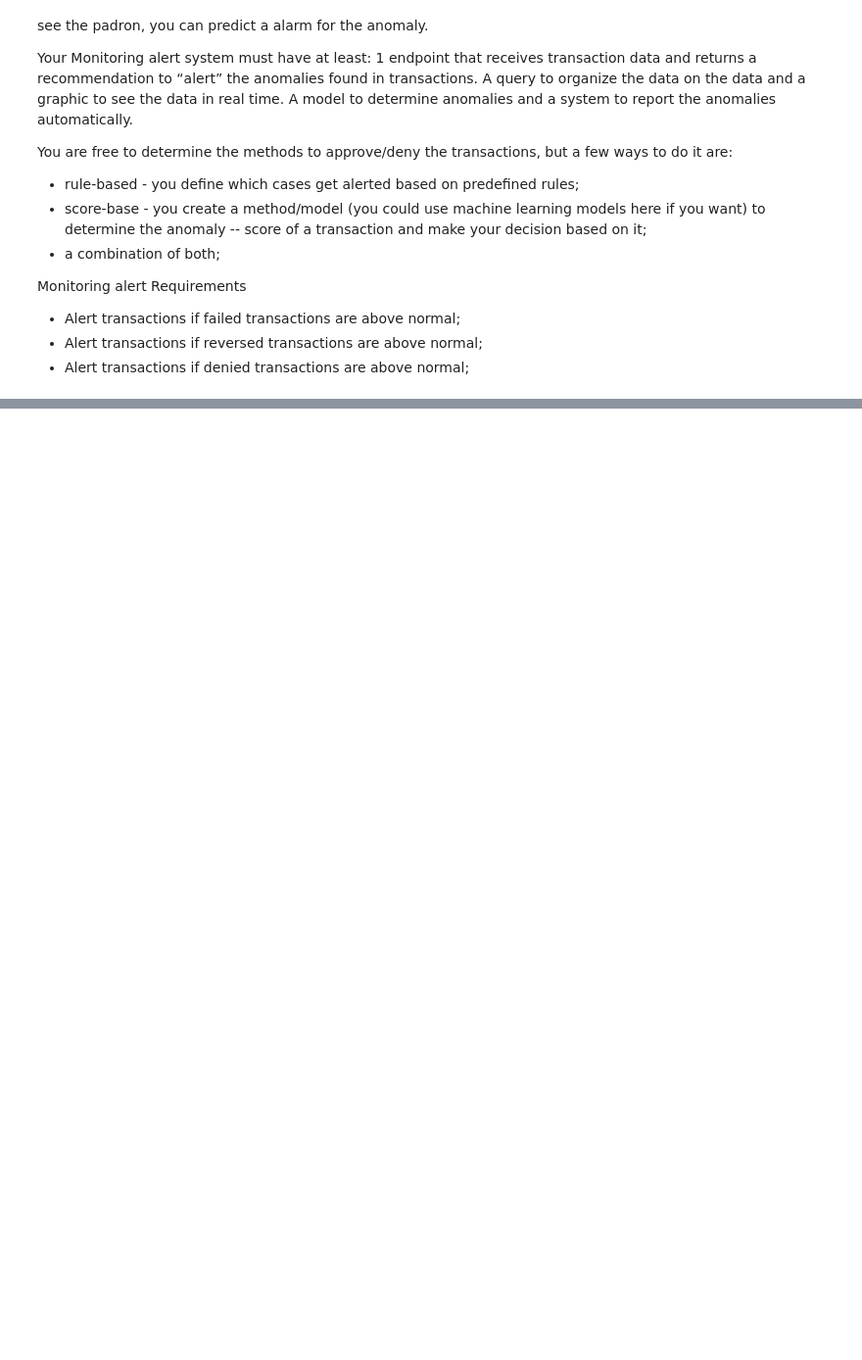
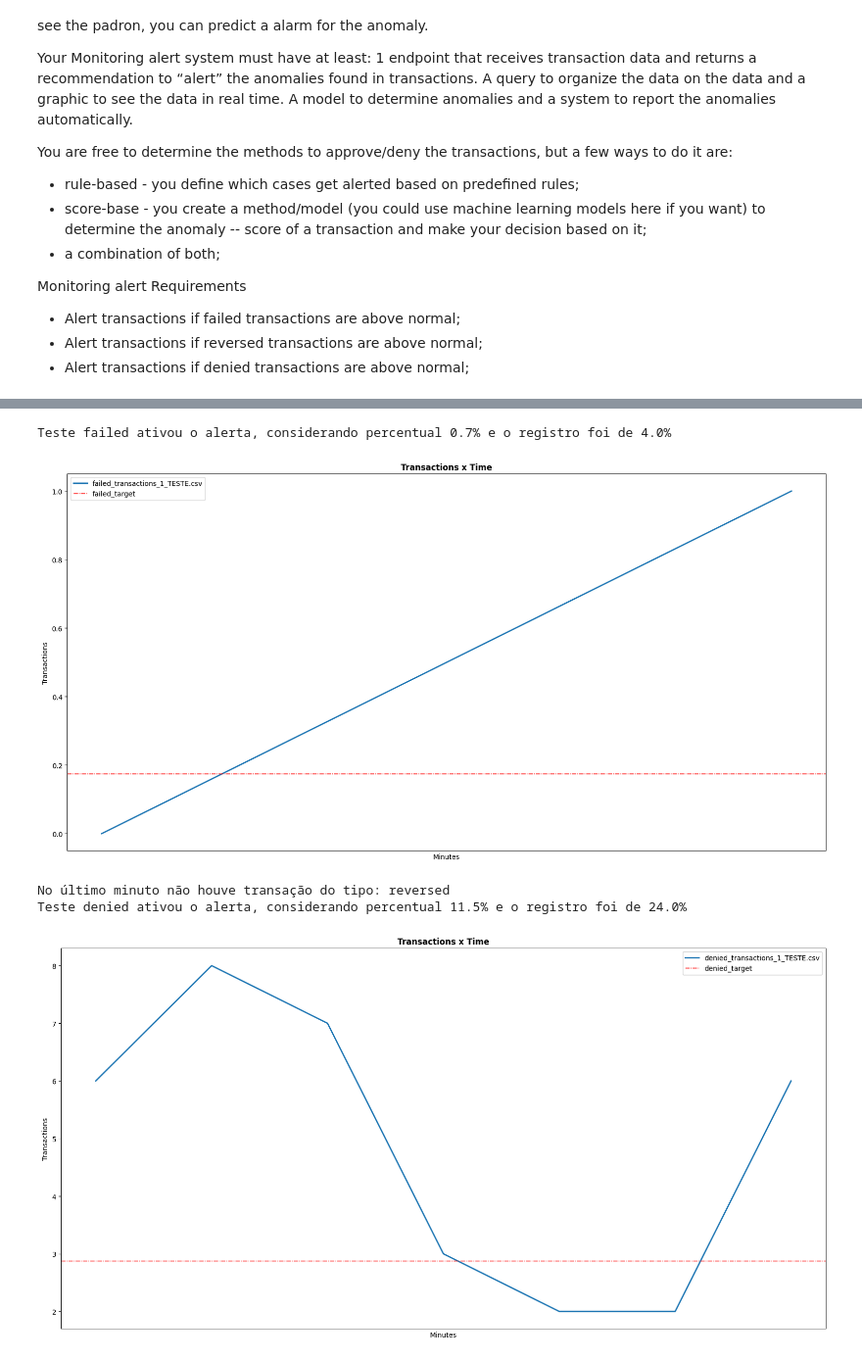
Before and after one commit to pedrofonsecapadilha/CloudWalk_Test, a Jupyter notebook: 3.2-SolveTheProblem.ipynb, the cells around one changed output, grey strips where cells are left out. Shown at 98% size. Saved outputs shown, nothing was run; the diff lists cells and outputs as text; code cells hidden in the pictures; blank space fills up the shorter version.

```diff
--- a/3.2-SolveTheProblem.ipynb
+++ b/3.2-SolveTheProblem.ipynb
@@ -300,0 +220,39 @@ O percentual de status 'denied' é de: 9.81%
+# %%
+# PROGRAMA
+
+# def csv_update(doc):
+
+import pandas as pd
+import os
+import time
+
+doc = 'transactions_1_TESTE.csv'
+
+last_modified = None
+last_lines = 0
+
+print('''--- Welcome to the CloudWalk Monitoring Transactons ---\n
+Our alarm premises are:
+\033[1mFailed Status\033[0;0m: 0,70%
+\033[1mReversed Status\033[0;0m: 1,00%
+\033[1mDenied Status\033[0;0m: 11,50%
+''')
+
+while True:
+    current_modified = os.path.getmtime(doc)
+    if current_modified != last_modified:
+        last_modified = current_modified
+        try:
+            data = pd.read_csv(doc, skiprows=range(1, last_lines+1))
+            if not data.empty:
+                status_trans_min(doc, 'failed', len(data))
+                status_trans_min(doc, 'reversed', len(data))
+                status_trans_min(doc, 'denied', len(data))
+                last_lines += len(data)
+                print("\n")
+        except:
+            print("Sorry, but you have some error :(")
+    else:
+        print(f"The file \033[1m{doc}\033[0;0m has not been updated !!!\n")
+
+    time.sleep(10)
@@ -300,0 +345,12 @@ O percentual de status 'denied' é de: 9.81%
+# %%
+doc = 'transactions_1_TESTE.csv'
+
+status_trans_min(doc, 'failed', 4)
+status_trans_min(doc, 'reversed', 4)
+status_trans_min(doc, 'denied', 4)
+# %% [output]
+Teste failed ativou o alerta, considerando percentual 0.7% e o registro foi de 4.0%
+[figure, added]
+No último minuto não houve transação do tipo: reversed
+Teste denied ativou o alerta, considerando percentual 11.5% e o registro foi de 24.0%
+[figure, added]
```
Also changed, not shown: parts of 16 cells of this notebook, 1 other file.
